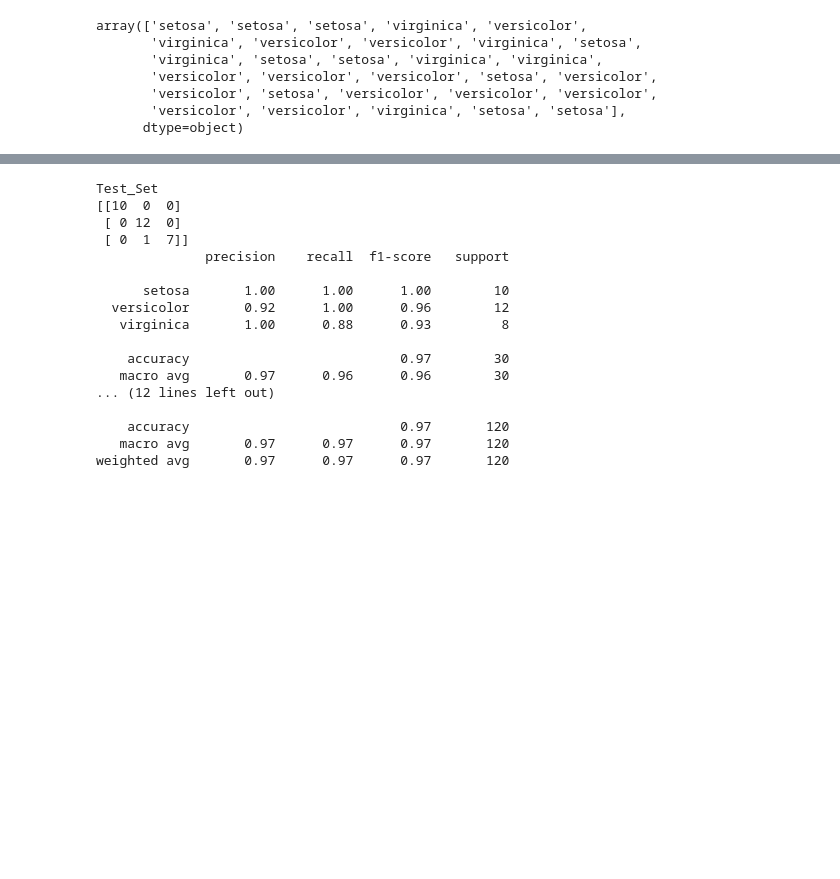
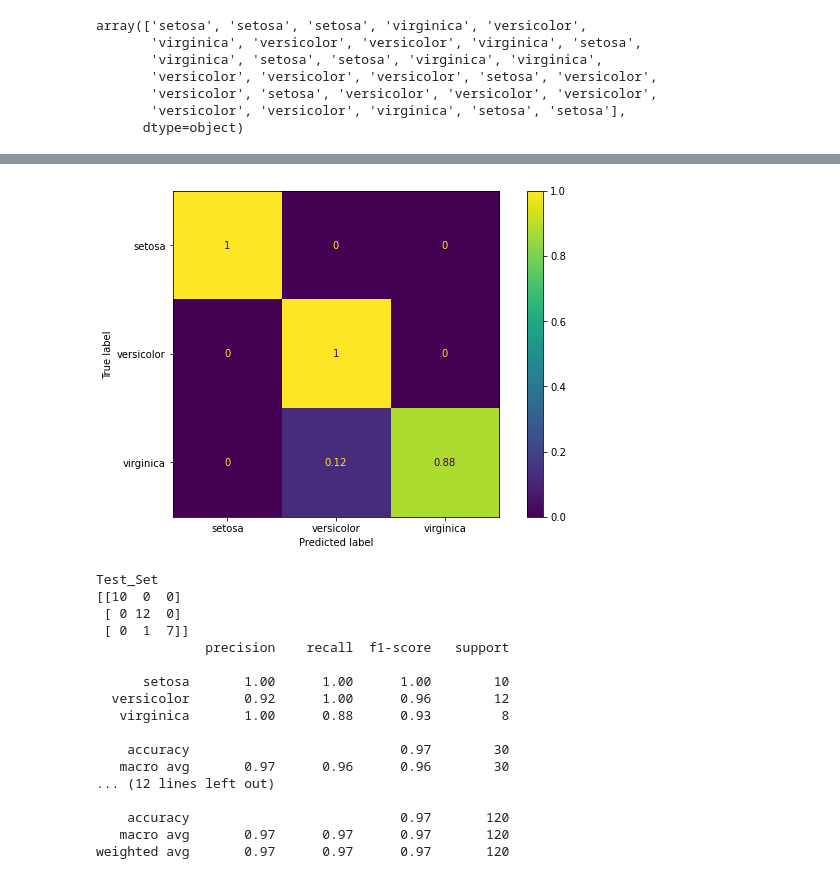
Before and after one commit to veyselaytekin1/Machine_Learning, a Jupyter notebook: Techpro_course/Logistic_Regression/iris_Logistic_Regression_MultiClass-(iris.csv)_Inclass.ipynb, the cells around one changed output, grey strips where cells are left out. Cells and saved outputs as stored; diff of their text form; code cells hidden in the pictures; blank space fills up the shorter version.

```diff
--- a/Techpro_course/Logistic_Regression/iris_Logistic_Regression_MultiClass-(iris.csv)_Inclass.ipynb
+++ b/Techpro_course/Logistic_Regression/iris_Logistic_Regression_MultiClass-(iris.csv)_Inclass.ipynb
@@ -139,3 +186,7 @@ plot_confusion_matrix(log_model, X_test_scaled, y_test)
+# %%
+plot_confusion_matrix(log_model, X_test_scaled, y_test, normalize='true');
+# %% [output]
+[figure, added]
 # %%
 def eval_metric(model, X_train, y_train, X_test, y_test):
     y_train_pred = model.predict(X_train)
```
Also changed, not shown: parts of 13 cells of this notebook, 5 other files.
